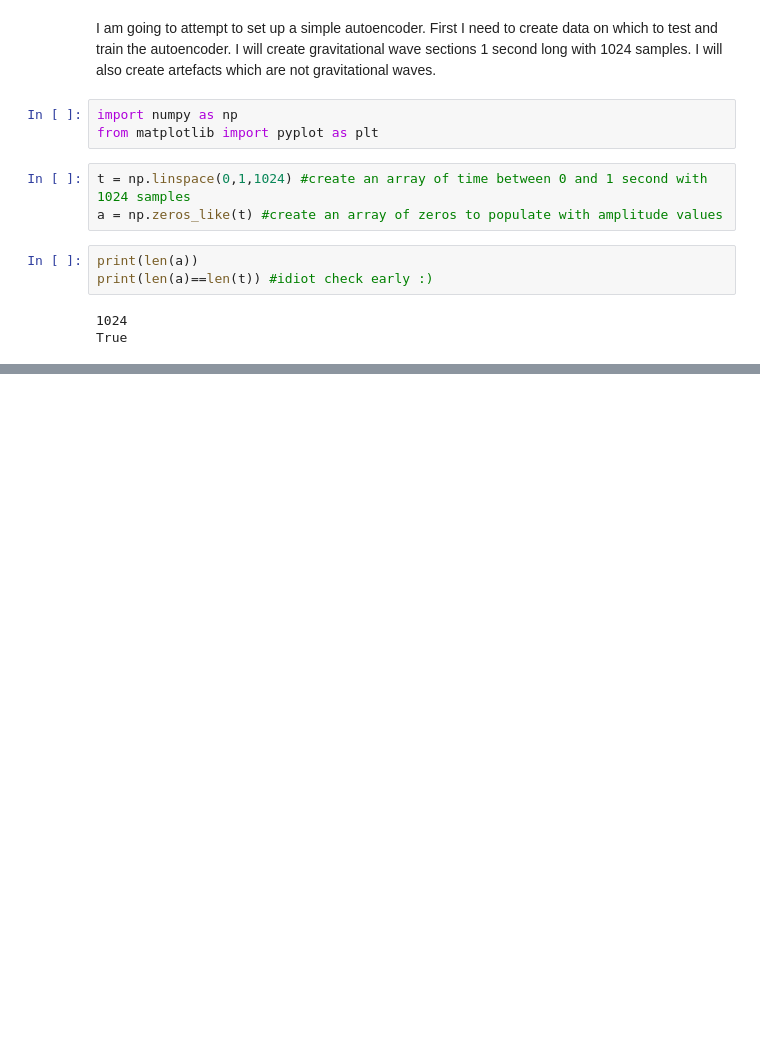
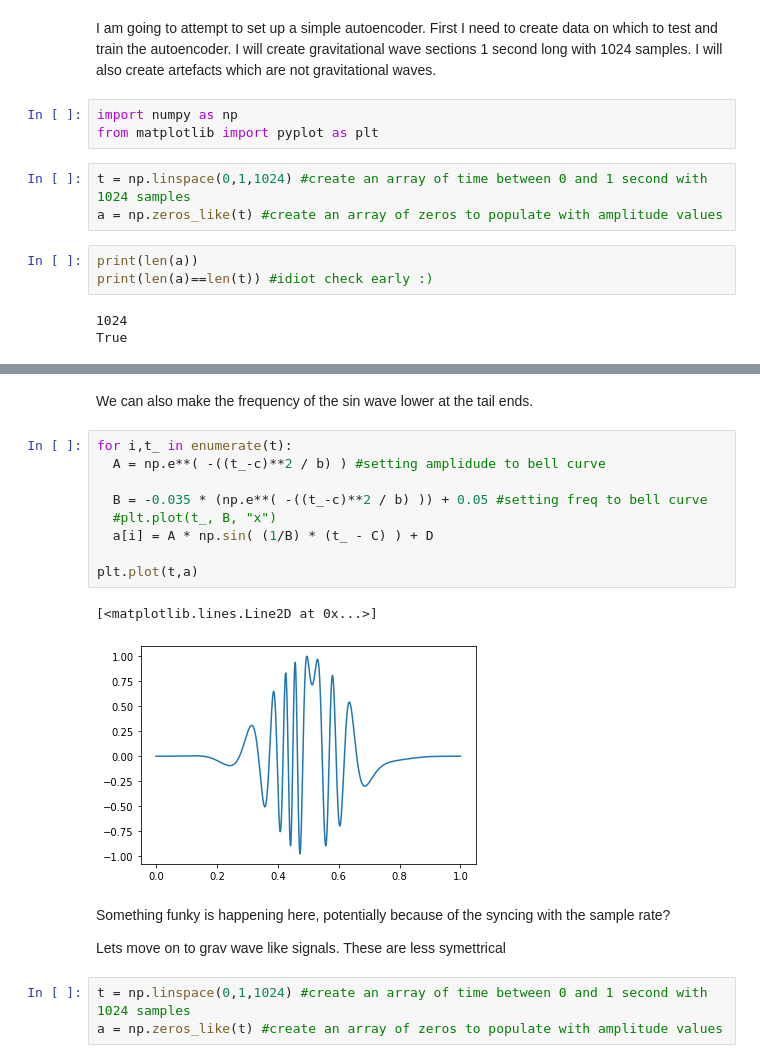
Before and after one commit to Clarke-Jools-36/diss-gw, a Jupyter notebook: autoencoder_v1.ipynb, the cells around one changed output, grey strips where cells are left out. Cells and saved outputs as stored; diff of their text form; blank space fills up the shorter version.

Commit message:
generated blip and signal

```diff
--- a/autoencoder_v1.ipynb
+++ b/autoencoder_v1.ipynb
@@ -17,0 +40,21 @@ True
+# %% [markdown]
+We can also make the frequency of the sin wave lower at the tail ends.
+# %%
+for i,t_ in enumerate(t):
+  A = np.e**( -((t_-c)**2 / b) ) #setting amplidude to bell curve
+
+  B = -0.035 * (np.e**( -((t_-c)**2 / b) )) + 0.05 #setting freq to bell curve
+  #plt.plot(t_, B, "x")
+  a[i] = A * np.sin( (1/B) * (t_ - C) ) + D
+
+plt.plot(t,a)
+# %% [output]
+[<matplotlib.lines.Line2D at 0x...>]
+[figure, added]
+# %% [markdown]
+Something funky is happening here, potentially because of the syncing with the sample rate?
+
+Lets move on to grav wave like signals. These are less symettrical
+# %%
+t = np.linspace(0,1,1024) #create an array of time between 0 and 1 second with 1024 samples
+a = np.zeros_like(t) #create an array of zeros to populate with amplitude values
```
Also changed, not shown: parts of 3 cells of this notebook.
